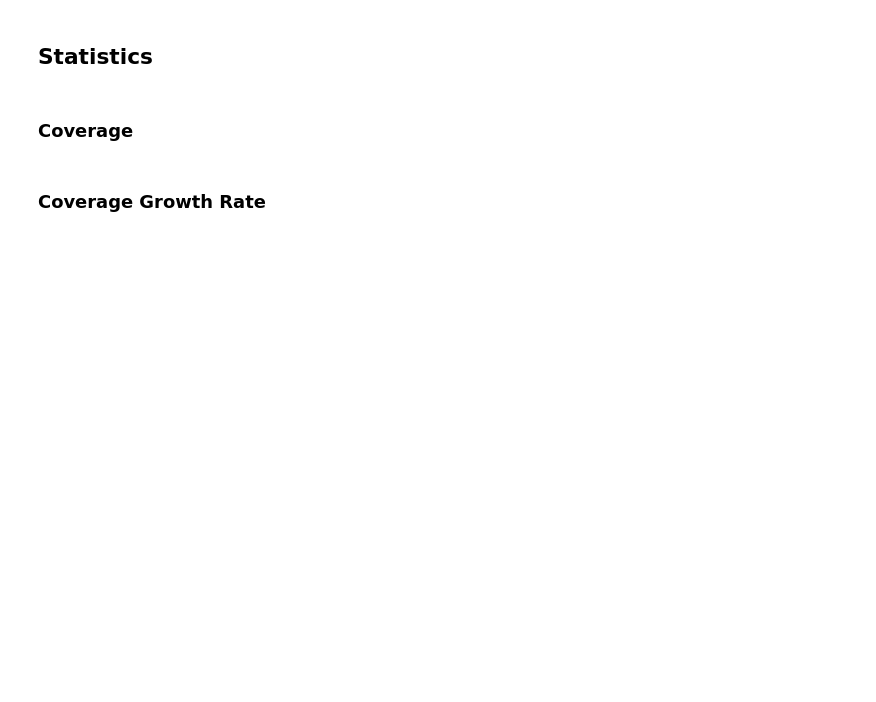
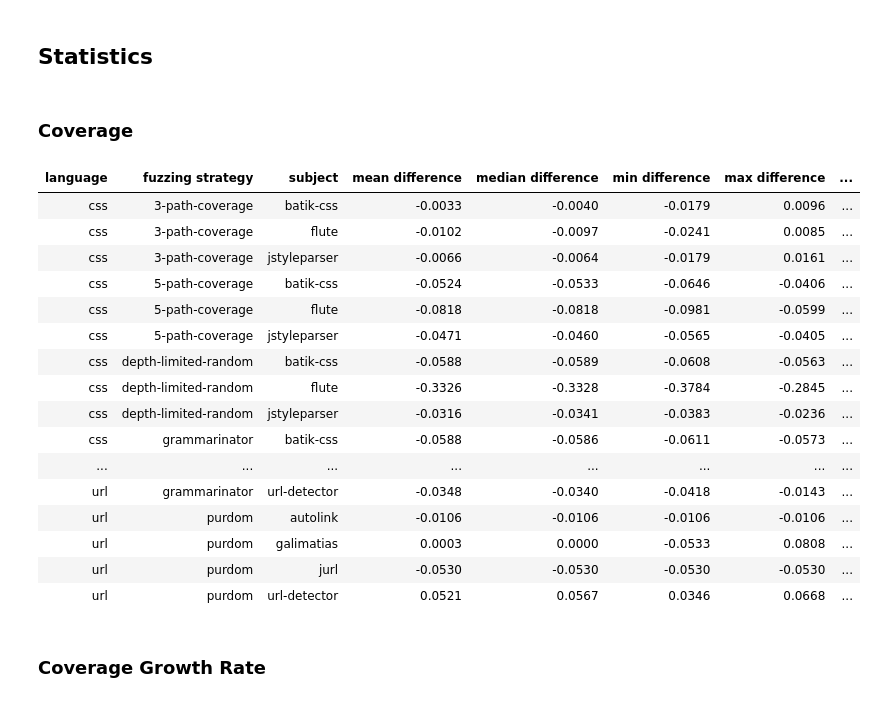
Before and after one commit to mark-schuegraf/fuzzing-with-grammar-variants-experiment, a Jupyter notebook: coverage-report.ipynb, the cells around one changed output. Cells and saved outputs as stored; diff of their text form; code cells hidden in the pictures; blank space fills up the shorter version.

Commit message:
updated coverage report with experiment results; added single config plotting tool

```diff
--- a/coverage-report.ipynb
+++ b/coverage-report.ipynb
@@ -301,8 +479,26 @@ executor.execute_transformation_plotters("backus-naur-form")
 # %% [markdown]
 ### Coverage
 # %%
-coverage_reporter = StatisticsReporter("1-level-rule-inlining", "coverage")
+coverage_reporter = StatisticsReporter("3-fold-quantification-expansion", "coverage")
 coverage_reporter.draw_metric_table()
+# %% [output]
+| language | fuzzing strategy | subject | mean difference | median difference | min difference | max difference | ... |
+| css | 3-path-coverage | batik-css | -0.0033 | -0.0040 | -0.0179 | 0.0096 | ... |
+| css | 3-path-coverage | flute | -0.0102 | -0.0097 | -0.0241 | 0.0085 | ... |
+| css | 3-path-coverage | jstyleparser | -0.0066 | -0.0064 | -0.0179 | 0.0161 | ... |
+| css | 5-path-coverage | batik-css | -0.0524 | -0.0533 | -0.0646 | -0.0406 | ... |
+| css | 5-path-coverage | flute | -0.0818 | -0.0818 | -0.0981 | -0.0599 | ... |
+| css | 5-path-coverage | jstyleparser | -0.0471 | -0.0460 | -0.0565 | -0.0405 | ... |
+| css | depth-limited-random | batik-css | -0.0588 | -0.0589 | -0.0608 | -0.0563 | ... |
+| css | depth-limited-random | flute | -0.3326 | -0.3328 | -0.3784 | -0.2845 | ... |
+| css | depth-limited-random | jstyleparser | -0.0316 | -0.0341 | -0.0383 | -0.0236 | ... |
+| css | grammarinator | batik-css | -0.0588 | -0.0586 | -0.0611 | -0.0573 | ... |
+| ... | ... | ... | ... | ... | ... | ... | ... |
+| url | grammarinator | url-detector | -0.0348 | -0.0340 | -0.0418 | -0.0143 | ... |
+| url | purdom | autolink | -0.0106 | -0.0106 | -0.0106 | -0.0106 | ... |
+| url | purdom | galimatias | 0.0003 | 0.0000 | -0.0533 | 0.0808 | ... |
+| url | purdom | jurl | -0.0530 | -0.0530 | -0.0530 | -0.0530 | ... |
+| url | purdom | url-detector | 0.0521 | 0.0567 | 0.0346 | 0.0668 | ... |
 # %% [markdown]
 ### Coverage Growth Rate
 # %%
```
Also changed, not shown: parts of 40 cells of this notebook.
